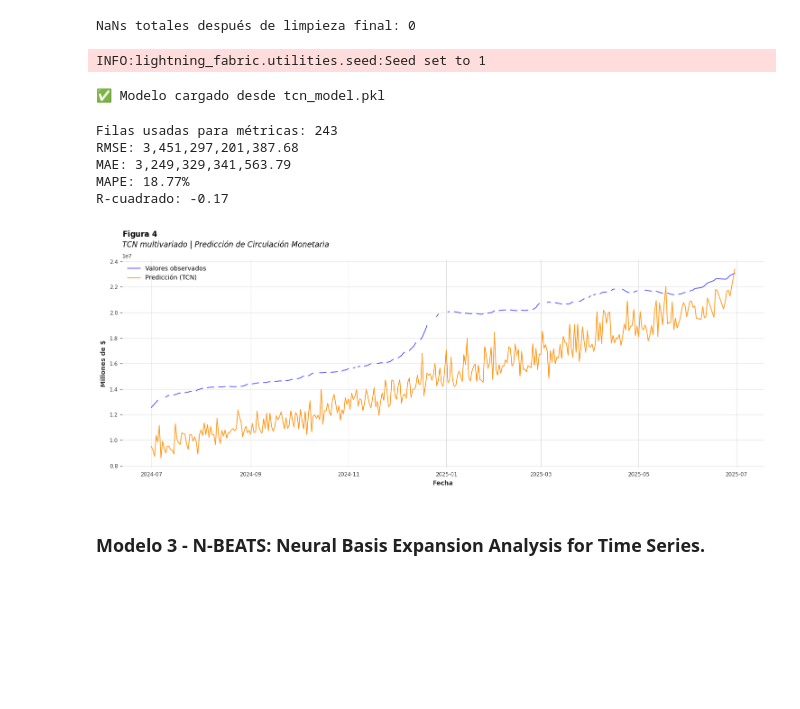
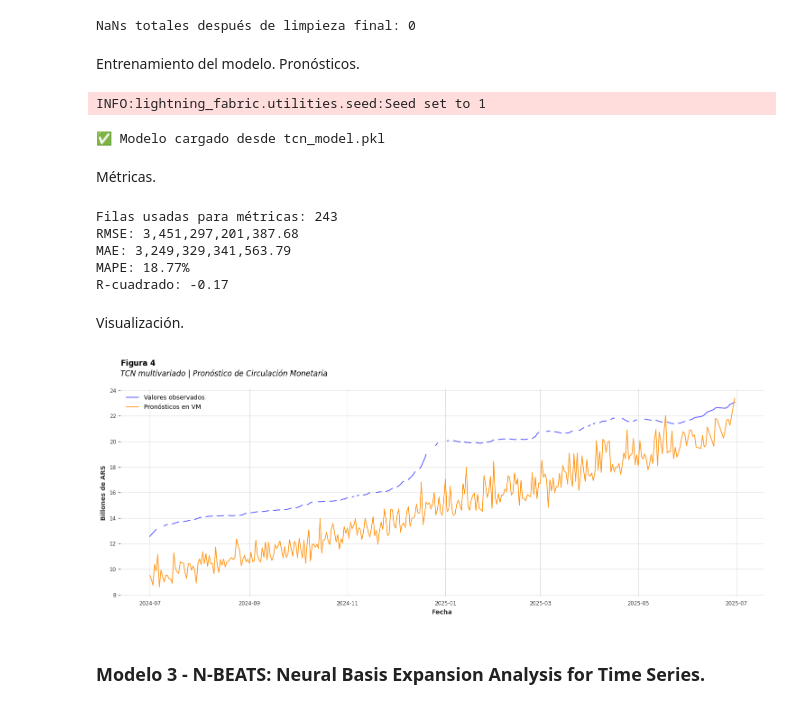
Before and after one commit to georgsmeinung/ast-tp, a Jupyter notebook: TP2/AST_TP2_Cancelas_Filipuzzi_Gallardo_Nicolau.ipynb, the cells around one changed output. Cells and saved outputs as stored; diff of their text form; code cells hidden in the pictures; blank space fills up the shorter version.

```diff
--- a/TP2/AST_TP2_Cancelas_Filipuzzi_Gallardo_Nicolau.ipynb
+++ b/TP2/AST_TP2_Cancelas_Filipuzzi_Gallardo_Nicolau.ipynb
@@ -1755,9 +1722,4 @@ plt.show()
 # %%
-from neuralforecast import NeuralForecast
-from neuralforecast.models import TCN
-from neuralforecast.losses.pytorch import MAE
-
-# Seleccionar variable target y exógenas
 exog_vars = [
     #'Saldo de cheques cancelatorios (en millones de $)',
     'Saldo de cuentas corrientes en pesos en el BCRA (en millones de $)',
@@ -1785,34 +1747,27 @@ exog_vars = [
     #'Tarjetas_de_débito_MontoNominal',
     #'Extracciones_en_cajeros_automáticos_MontoNominal',
     #'Depositos_en_cajeros_automáticos_MontoNominal'
-]  # <-- Deberías dejar solo nombres de columnas válidos, no números
+]
 
-# Pasar fecha del índice a columna y renombrar
-df_long = df_master_cleaned.copy().reset_index()        # Mueve índice a columna
+df_long = df_master_cleaned.copy().reset_index()
 target_col = 'circulacion_monetaria'
 df_long = df_long.rename(columns={'fecha': 'ds', target_col: 'y'})
 df_long['unique_id'] = target_col
-
-# Reordenar columnas como espera NeuralForecast
 df_long = df_long[['unique_id', 'ds', 'y'] + [col for col in df_long.columns if col not in ['unique_id','ds','y']]]
 
-# Definir horizonte de predicción y dividir entre train/test
 horizon = 365
 df_train = df_long[df_long['ds'] <= '2024-06-30']
 
-# Convertir todas las exógenas a numéricas
 cols_to_convert = [c for c in df_train.columns if c not in ['unique_id','ds','y']]
 df_train[cols_to_convert] = df_train[cols_to_convert].apply(
     pd.to_numeric, errors='coerce'
 )
 
-# Rellenar valores faltantes
 df_train = df_train.ffill().bfill()
-
-# Si queda algún NaN (casos extremos), reemplazar por 0
 df_train = df_train.fillna(0)
-
 print("NaNs totales después de limpieza final:", df_train.isna().sum().sum())
 # %% [output]
 NaNs totales después de limpieza final: 0
+# %% [markdown]
+Entrenamiento del modelo. Pronósticos.
 # %%
@@ -1855,4 +1805,6 @@ else:
 # %% [output]
 INFO:lightning_fabric.utilities.seed:Seed set to 1
 ✅ Modelo cargado desde tcn_model.pkl
+# %% [markdown]
+Métricas.
 # %%
@@ -1892,33 +1834,35 @@ RMSE: 3,451,297,201,387.68
 MAE: 3,249,329,341,563.79
 MAPE: 18.77%
 R-cuadrado: -0.17
+# %% [markdown]
+Visualización.
 # %%
-# Graficar
-import matplotlib.pyplot as plt
-
 plt.figure(figsize=(15, 6))
 plt.title(
     "$\mathbf{Figura\ 4}$\n"
-    "TCN multivariado | Predicción de Circulación Monetaria",
+    "TCN multivariado | Pronóstico de Circulación Monetaria",
     fontdict={
         'fontweight': 'normal',
         'fontsize': 12,
         'style': 'italic'
     },
     loc='left',
     pad=20
 )
 prediction_color = 'darkorange'
 plt.plot(df_test_tcn['ds'], df_test_tcn['real'], label='Valores observados', color='blue', alpha=0.7)
-plt.plot(df_test_tcn['ds'], df_test_tcn['pred'], label='Predicción (TCN)', color=prediction_color, alpha=0.9)
+plt.plot(df_test_tcn['ds'], df_test_tcn['pred'], label='Pronósticos en VM', color=prediction_color, alpha=0.9)
 plt.xlabel('Fecha')
-plt.ylabel('Millones de $')
+plt.ylabel('Billones de ARS')
+def billones_formatter(x, pos):
+    return f'{x / 1_000_000:.0f}'
+plt.gca().yaxis.set_major_formatter(ticker.FuncFormatter(billones_formatter))
 plt.legend()
 plt.grid(True)
 plt.tight_layout()
 plt.show()
 # %% [output]
-[figure, old version]
+[figure, new version]
 # %% [markdown]
 ### Modelo 3 - N-BEATS: Neural Basis Expansion Analysis for Time Series.
 # %% [markdown]
```
Also changed, not shown: parts of 61 cells of this notebook, 1 other file.
